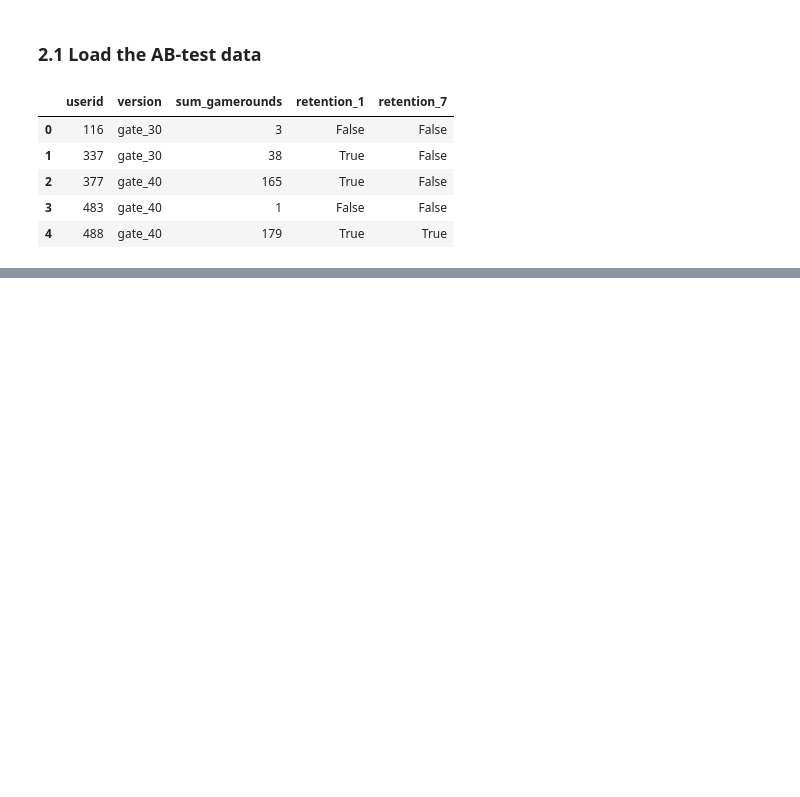
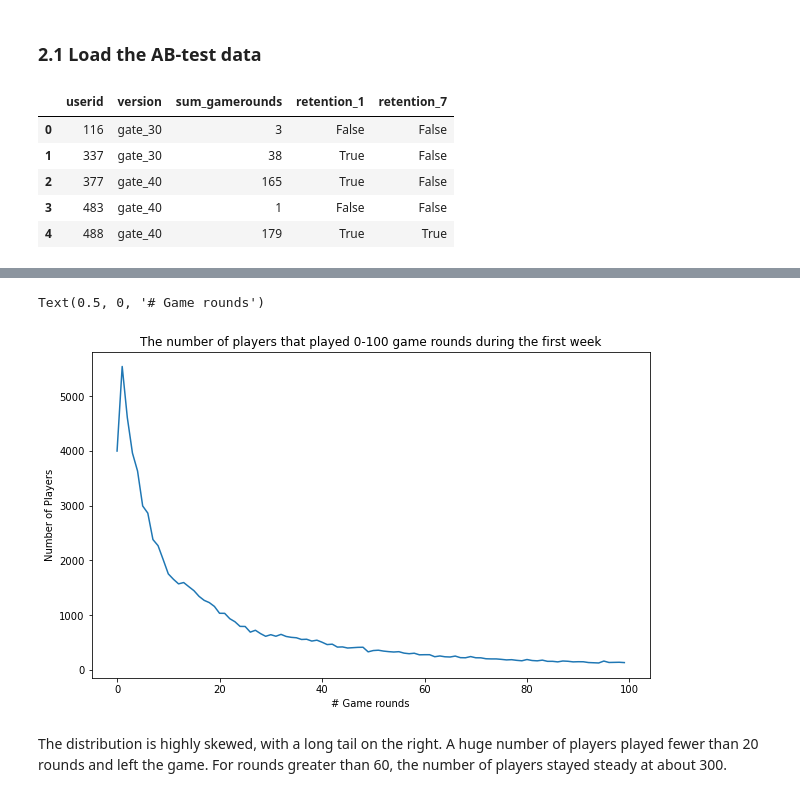
Before and after one commit to kaceejian/Cookie_Cats_Mobile_Game_Case_Analysis, a Jupyter notebook: Mobile_Game_Analysis_Main.ipynb, the cells around one changed output, grey strips where cells are left out. Cells and saved outputs as stored; diff of their text form; code cells hidden in the pictures; blank space fills up the shorter version.

```diff
--- a/Mobile_Game_Analysis_Main.ipynb
+++ b/Mobile_Game_Analysis_Main.ipynb
@@ -38,0 +157,3 @@ df.head()
+# %%
+plot_df = df.groupby('sum_gamerounds')['retention_1'].count()
+plot_df
@@ -38,0 +212,13 @@ df.head()
+# %%
+# Plot the distribution of players that played 0 to 100 game rounds during their first week playing the game.
+%matplotlib inline
+
+ax = plot_df[:100].plot(figsize=(10,6))
+ax.set_title("The number of players that played 0-100 game rounds during the first week")
+ax.set_ylabel("Number of Players")
+ax.set_xlabel('# Game rounds')
+# %% [output]
+Text(0.5, 0, '# Game rounds')
+[figure, added]
+# %% [markdown]
+The distribution is highly skewed, with a long tail on the right. A huge number of players played fewer than 20 rounds and left the game. For rounds greater than 60, the number of players stayed steady at about 300.
```
Also changed, not shown: parts of 20 cells of this notebook.
